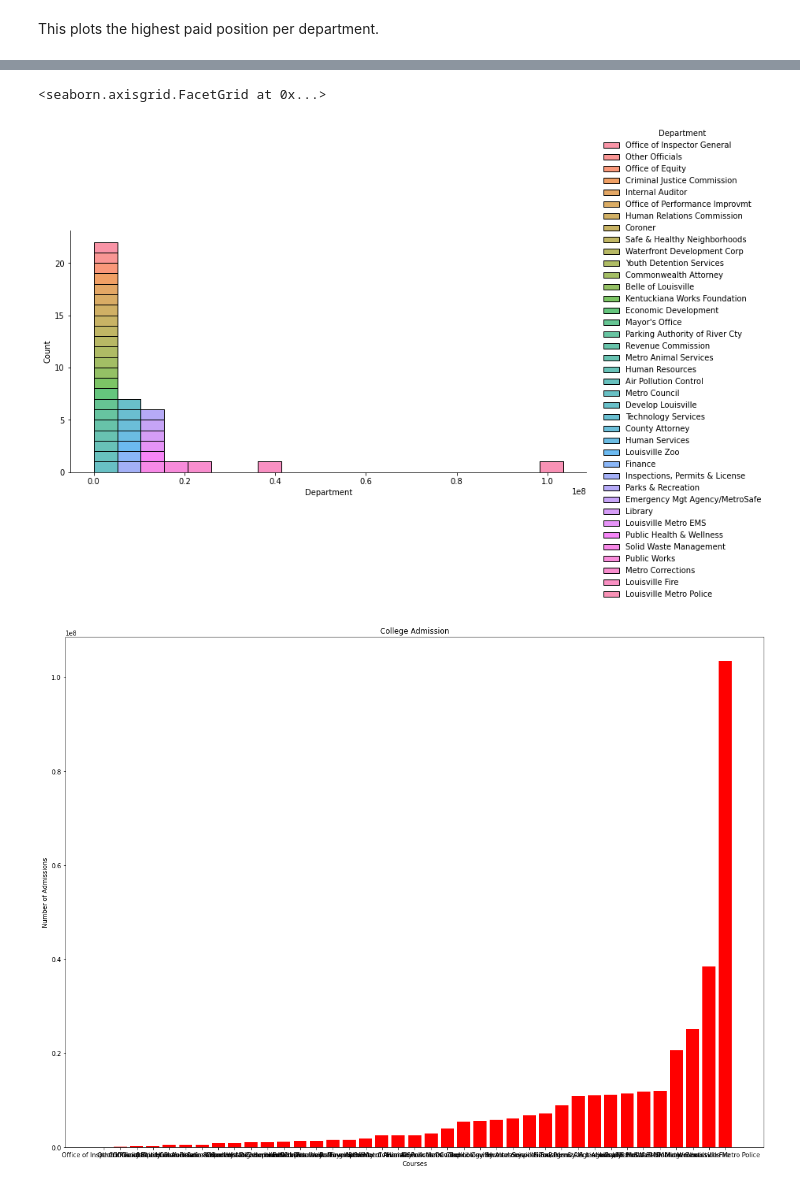
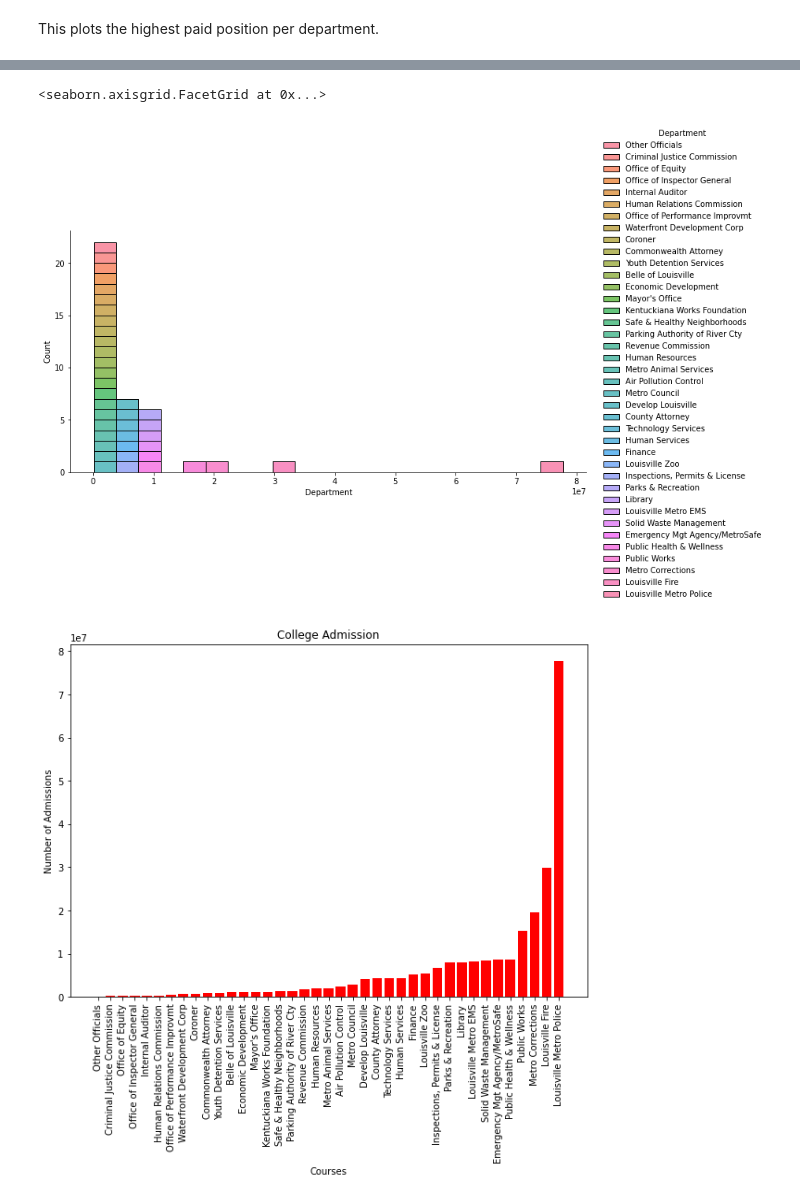
Before and after one commit to dmorton714/louisville_metro, a Jupyter notebook: lmg_salary.ipynb, the cells around one changed output, grey strips where cells are left out. Drawn from its saved outputs; the diff is of its cells as text; code cells hidden in the pictures.

```diff
--- a/lmg_salary.ipynb
+++ b/lmg_salary.ipynb
@@ -15,4 +17,4 @@ df2 = 2020
 # %%
-df = pd.read_csv('https://raw.githubusercontent.com/dmorton714/louisville_metro/main/SalaryData.csv', encoding='cp1252')
-df2 = pd.read_csv('https://raw.githubusercontent.com/dmorton714/louisville_metro/main/SalaryData.csv', encoding='cp1252')
+# df = pd.read_csv('https://raw.githubusercontent.com/dmorton714/louisville_metro/main/SalaryData.csv', encoding='cp1252')
 # df.head()
+df = pd.read_csv('Louisville_Metro_KY_-_Employee_Salary_Data.csv')
@@ -21,4 +21,12 @@ df edit to drop and change col names.
 # %%
 df.drop(columns=['Employee_Name', 'Incentive_Allowance', 'Other'], inplace=True)
 df.rename(columns={'CalYear':'Year'}, inplace=True)
-# df.head()
+df.sort_values(by='Department', inplace=True)
+df.drop(df[df['Year'] != 2022].index, inplace=True)
+agg_functions = {'Department': 'first', 'YTD_Total': 'sum'}
+df = df.groupby(df['Department']).aggregate(agg_functions)
+df = df.sort_values('YTD_Total')
+
+# df.to_excel("2021.xlsx")
+
+print(df)
@@ -38,3 +50,0 @@ This drops all the dates that are not 2021
-# %%
-df.drop(df[df['Year'] != 2021].index, inplace=True)
-# df.head()
@@ -125,10 +71,0 @@ plt.show()
-# %%
-plt.style.use('seaborn-deep')
-plt.figure(figsize= (20,15))
-plt.barh('Department', 'YTD_Total', data = df2)
-plt.ylabel('Department Name')
-plt.xlabel('YTD Department Salary')
-plt.title('Lou Metro Salary by department 2020')
-# plt.xscale("self")
-plt.tight_layout()
-plt.show()
@@ -144,30 +79,31 @@ fig_lvl = sns.displot(data=df, x='YTD_Total', hue='Department', multiple='stack'
 fig_lvl.set_axis_labels("Department")
 # %% [output]
 <seaborn.axisgrid.FacetGrid at 0x...>
-[figure, old version]
+[figure, new version]
 # %%
 
 
 x = df["Department"]
 y = df["YTD_Total"]
 
 # setting figure size by using figure() function
-plt.figure(figsize = (20,15))
+plt.figure(figsize = (10,7))
 
 # making the bar chart on the data with color red
 plt.bar(x, y, color = 'red')
 
 # calling the function to add value labels
 # addlabels(x, y)
 
 # giving title to the plot
 plt.title("College Admission")
 
 # giving X and Y labels
 plt.xlabel("Courses")
 plt.ylabel("Number of Admissions")
+plt.xticks(rotation='vertical')
 
 # visualizing the plot
 plt.show()
 # %% [output]
-[figure, old version]
+[figure, new version]
```
Also changed, not shown: parts of 19 cells of this notebook, 2 other files.
